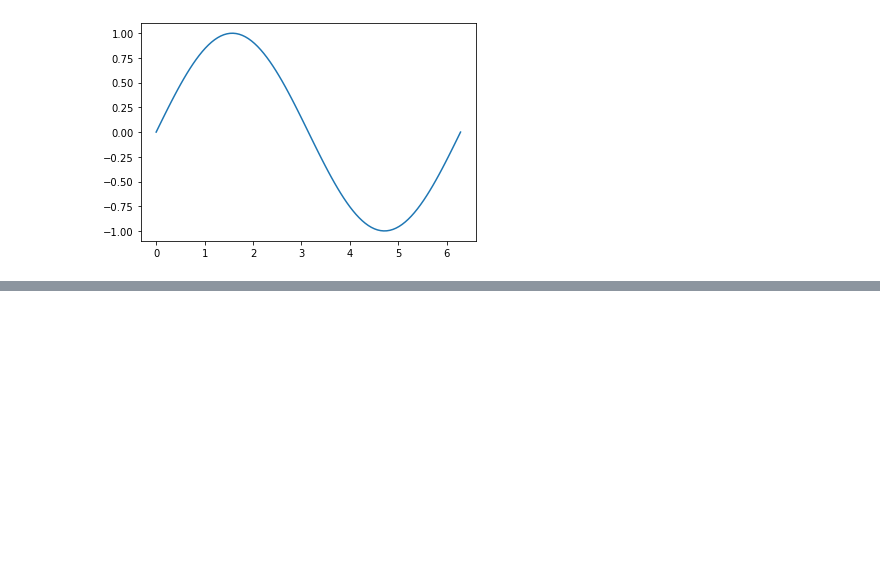
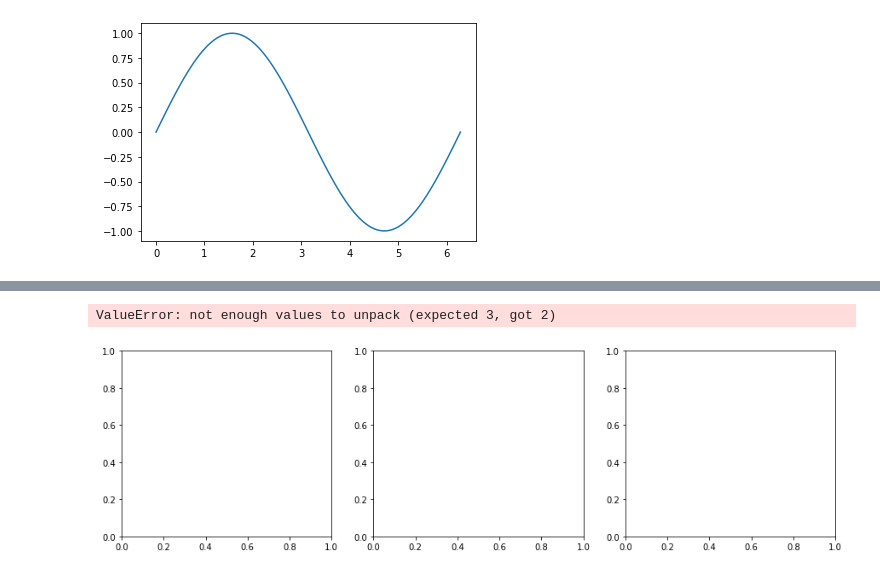
Before and after one commit to nicole-hucke/colab_test, a Jupyter notebook: lecture4_english.ipynb, the cells around one changed output, grey strips where cells are left out. Cells and saved outputs as stored; diff of their text form; code cells hidden in the pictures; blank space fills up the shorter version.

```diff
--- a/lecture4_english.ipynb
+++ b/lecture4_english.ipynb
@@ -90,0 +154,24 @@ plt.show()
+# %%
+# We want to create a figure with three axis (ax1, ax2 and ax3).
+fig, (ax1, ax2, ax3) = plt.subplots(1, 3, figsize=(15,4))
+
+x = np.linspace(0, 2 * np.pi, 100)
+y = np.sin(x)
+
+ax1.plot(x,y)
+ax1.set_title('Plot 1')
+
+ax2.plot(x, y)
+ax2.set_title('Plot 2')
+
+ax3.plot(x, y)
+ax3.set_title('Plot 3')
+
+# Adjust layout to prevent overlap
+plt.tight_layout()
+
+# Show the plot
+plt.show()
+# %% [output]
+ValueError: not enough values to unpack (expected 3, got 2)
+[figure, added]
```
Also changed, not shown: parts of 12 cells of this notebook, 1 other file.
